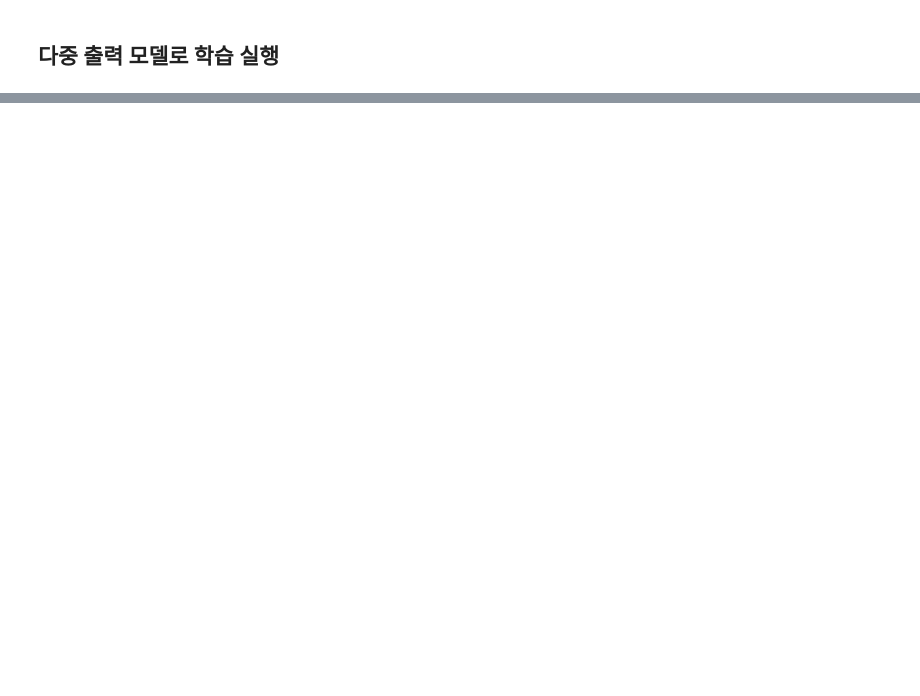
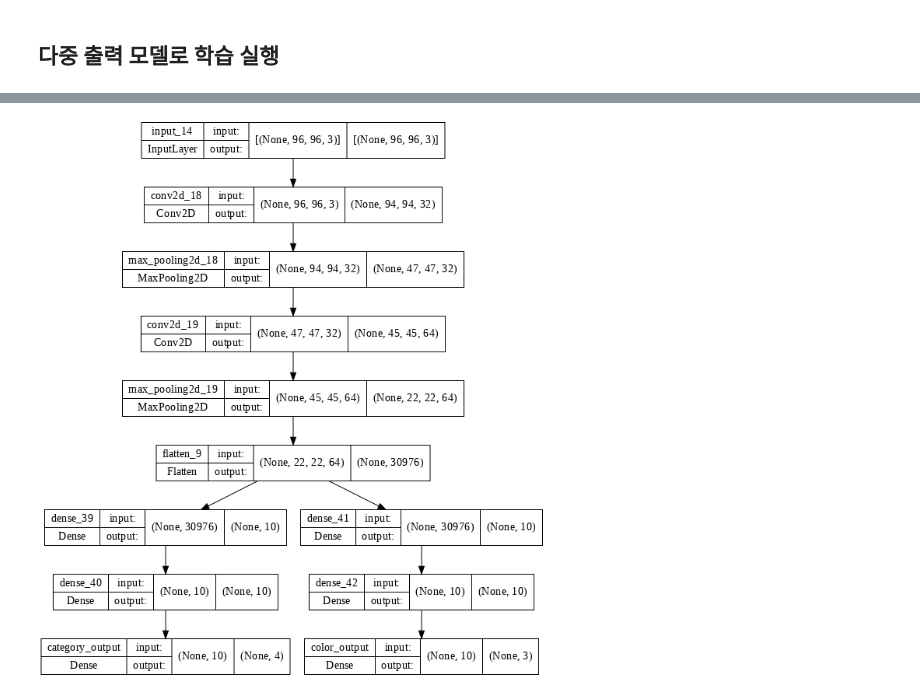
Before and after one commit to dhrim/2022_WISET, a Jupyter notebook: material/deep_learning/functional_api.ipynb, the cells around one changed output, grey strips where cells are left out. Drawn from its saved outputs; the diff is of its cells as text; code cells hidden in the pictures; blank space fills up the shorter version.

```diff
--- a/material/deep_learning/functional_api.ipynb
+++ b/material/deep_learning/functional_api.ipynb
@@ -370,7 +363,7 @@ attr_model = Model(input, output)
 attr_model.compile(optimizer="Adam", loss="mse")
 attr_model.summary()
 
-attr_model.fit(trainAttrX, trainY, epochs=50, verbose=1, batch_size=128, validation_split=0.1)
+attr_model.fit(train_attr_x, train_y, epochs=100, verbose=1, batch_size=128, validation_split=0.1)
 # %% [output]
 Model: "model_5"
 _________________________________________________________________
@@ -960,0 +962,5 @@ color_acc= 0.9801324605941772
+# %%
+import tensorflow as tf
+tf.keras.utils.plot_model(model=multi_output_model, rankdir="TD", dpi=72, show_shapes=True)
+# %% [output]
+[figure, added]
```
Also changed, not shown: parts of 27 cells of this notebook.
